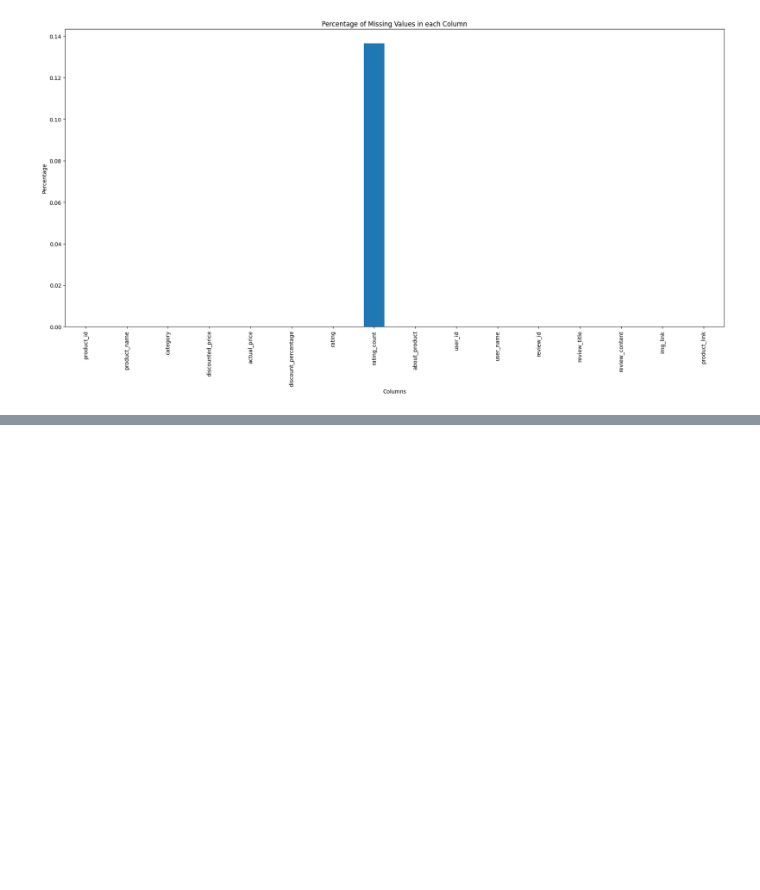
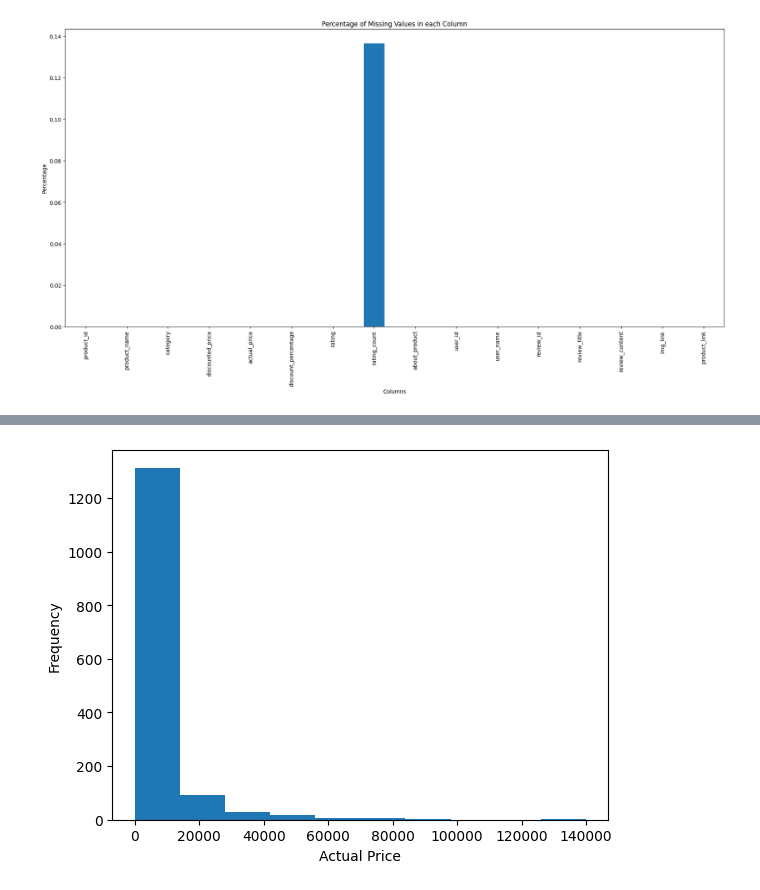
Before and after one commit to sandeshpaudel81/Exploratory-Data-Analysis-Projects, a Jupyter notebook: amazon.ipynb, the cells around one changed output, grey strips where cells are left out. Saved outputs shown, nothing was run; the diff lists cells and outputs as text; code cells hidden in the pictures; blank space fills up the shorter version.

```diff
--- a/amazon.ipynb
+++ b/amazon.ipynb
@@ -300,0 +353,7 @@ Text(0.5, 1.0, 'Percentage of Missing Values in each Column')
+# %%
+plt.hist(df['actual_price'])
+plt.xlabel('Actual Price')
+plt.ylabel('Frequency')
+plt.show()
+# %% [output]
+[figure, added]
```
Also changed, not shown: parts of 9 cells of this notebook.
